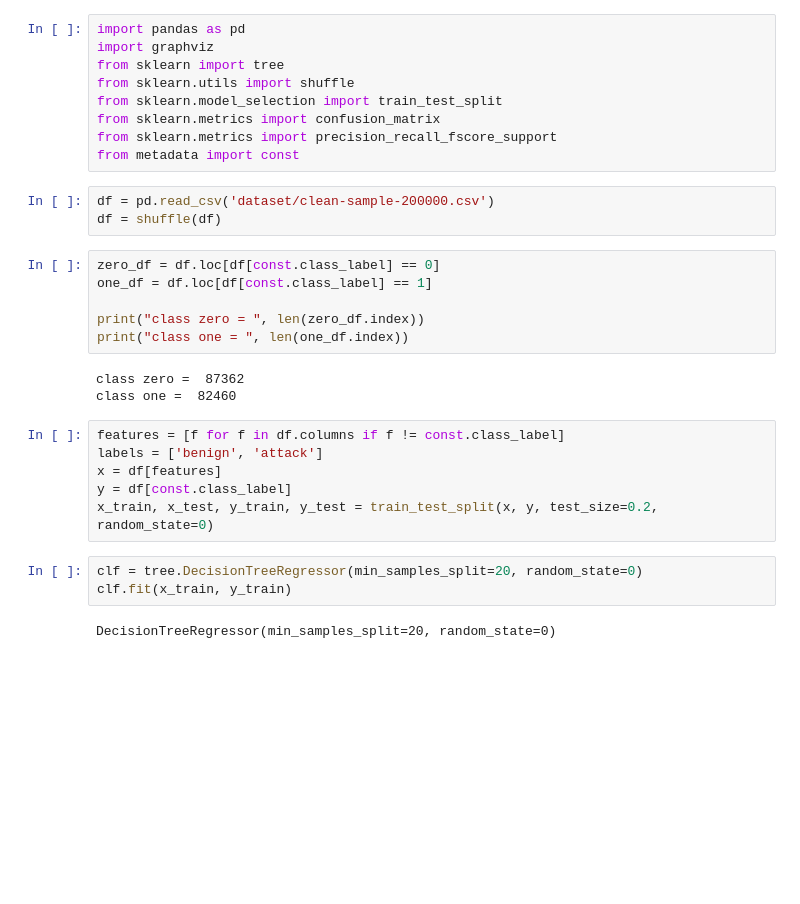
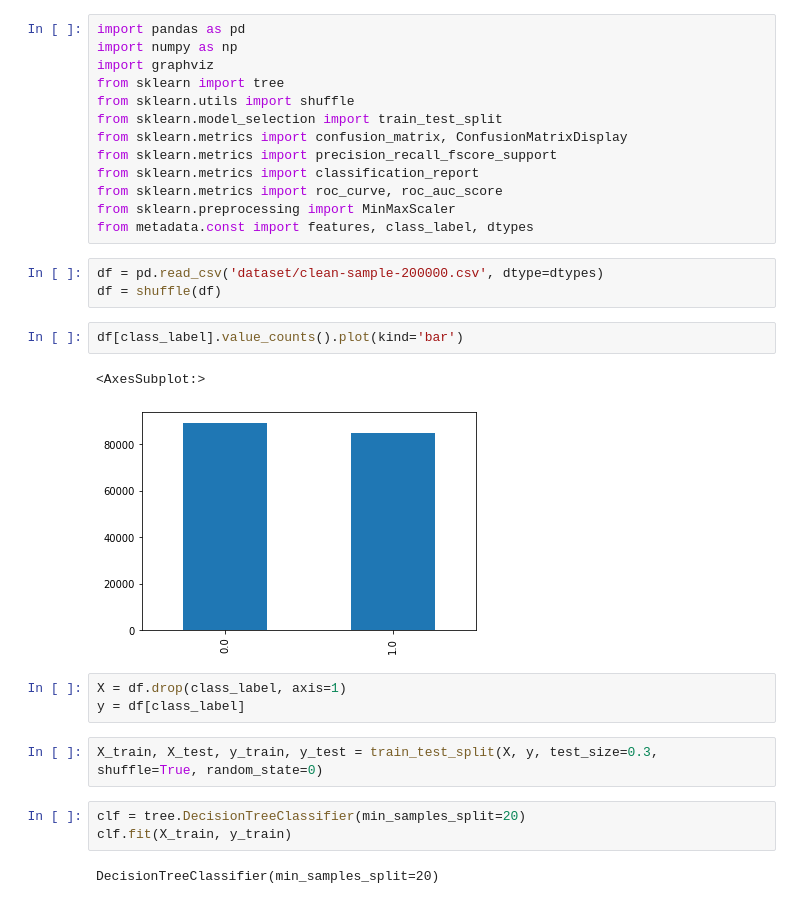
Before and after one commit to fatemehkarimi/network-attack-type-detection, a Jupyter notebook: src/decision-tree.ipynb, the cells around one changed output. Drawn from its saved outputs; the diff is of its cells as text; blank space fills up the shorter version.

```diff
--- a/src/decision-tree.ipynb
+++ b/src/decision-tree.ipynb
@@ -1,34 +1,33 @@
 # %%
 import pandas as pd
+import numpy as np
 import graphviz
 from sklearn import tree
 from sklearn.utils import shuffle
 from sklearn.model_selection import train_test_split
-from sklearn.metrics import confusion_matrix
+from sklearn.metrics import confusion_matrix, ConfusionMatrixDisplay
 from sklearn.metrics import precision_recall_fscore_support
-from metadata import const
+from sklearn.metrics import classification_report
+from sklearn.metrics import roc_curve, roc_auc_score
+from sklearn.preprocessing import MinMaxScaler
+from metadata.const import features, class_label, dtypes
 # %%
-df = pd.read_csv('dataset/clean-sample-200000.csv')
+df = pd.read_csv('dataset/clean-sample-200000.csv', dtype=dtypes)
 df = shuffle(df)
 # %%
-zero_df = df.loc[df[const.class_label] == 0]
-one_df = df.loc[df[const.class_label] == 1]
-
-print("class zero = ", len(zero_df.index))
-print("class one = ", len(one_df.index))
+df[class_label].value_counts().plot(kind='bar')
 # %% [output]
-class zero =  87362
-class one =  82460
+<AxesSubplot:>
+[figure, added]
 # %%
-features = [f for f in df.columns if f != const.class_label]
-labels = ['benign', 'attack']
-x = df[features]
-y = df[const.class_label]
-x_train, x_test, y_train, y_test = train_test_split(x, y, test_size=0.2, random_state=0)
+X = df.drop(class_label, axis=1)
+y = df[class_label]
+# %%
+X_train, X_test, y_train, y_test = train_test_split(X, y, test_size=0.3, shuffle=True, random_state=0)
 # %%
-clf = tree.DecisionTreeRegressor(min_samples_split=20, random_state=0)
-clf.fit(x_train, y_train)
+clf = tree.DecisionTreeClassifier(min_samples_split=20)
+clf.fit(X_train, y_train)
 # %% [output]
-DecisionTreeRegressor(min_samples_split=20, random_state=0)
+DecisionTreeClassifier(min_samples_split=20)
 # %%
 dot_data = tree.export_graphviz(clf, out_file=None,
```
Also changed, not shown: parts of 6 cells of this notebook, 7 other files.
